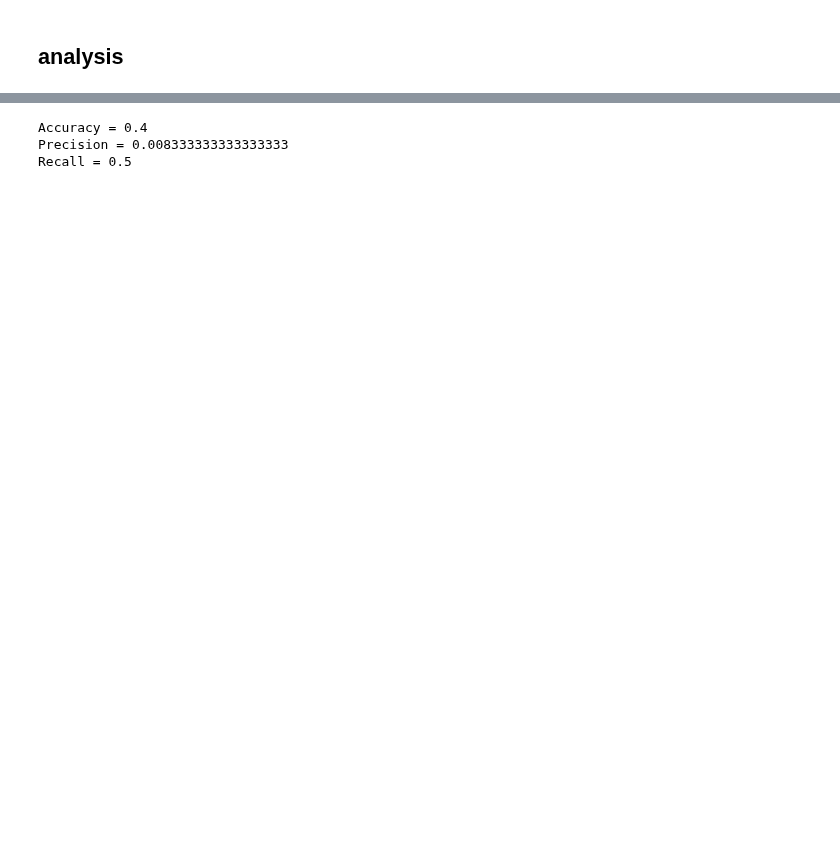
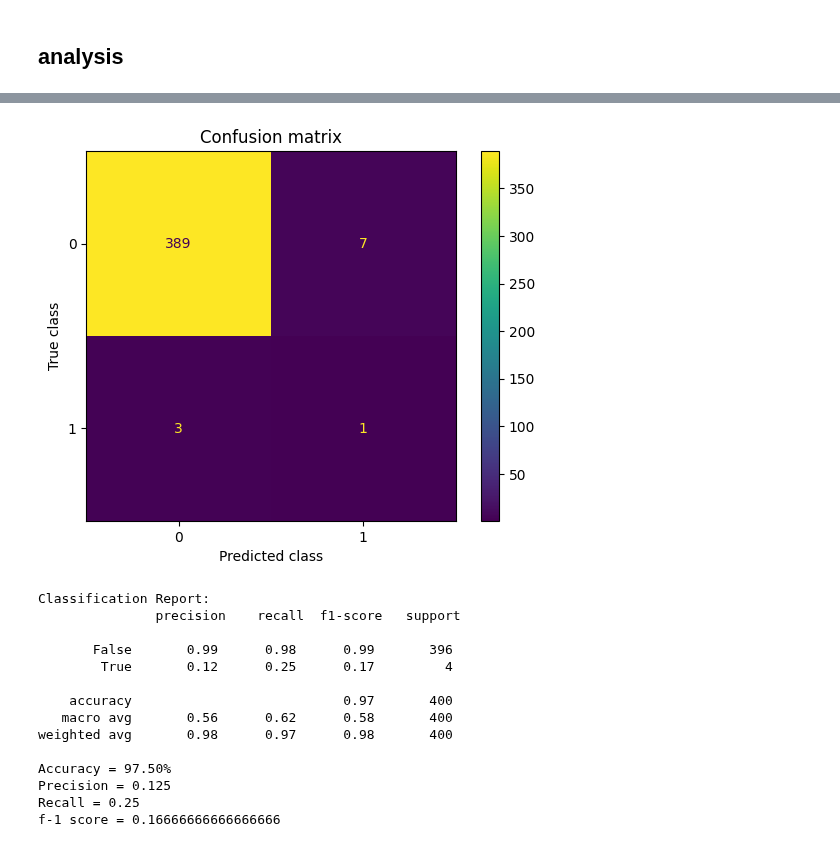
Before and after one commit to mel0778/dsa4263, a Jupyter notebook: code/model_auto.ipynb, the cells around one changed output, grey strips where cells are left out. Saved outputs shown, nothing was run; the diff lists cells and outputs as text; code cells hidden in the pictures; blank space fills up the shorter version.

```diff
--- a/code/model_auto.ipynb
+++ b/code/model_auto.ipynb
@@ -408,16 +328,37 @@ def predict(model, data, threshold):
   return tf.math.less(loss, threshold)
 
 def print_stats(predictions, labels):
-  print("Accuracy = {}".format(accuracy_score(labels, predictions)))
+  disp = ConfusionMatrixDisplay(confusion_matrix=(confusion_matrix(labels, predictions)))
+  disp.plot()
+  plt.title("Confusion matrix")
+  plt.ylabel('True class')
+  plt.xlabel('Predicted class')
+  plt.show()
+  print("\nClassification Report:\n", classification_report(labels, predictions))
+  print("Accuracy = {:.2f}%".format(accuracy_score(labels, predictions)*100))
   print("Precision = {}".format(precision_score(labels, predictions)))
   print("Recall = {}".format(recall_score(labels, predictions)))
+  print("f-1 score = {}".format(f1_score(labels, predictions)))
-# %%
-preds = predict(autoencoder, X_test, threshold)
-print_stats(preds, test_labels)
-
-# anything more than >0.9 is good
-# results not great
-# %% [output]
-Accuracy = 0.4
-Precision = 0.008333333333333333
-Recall = 0.5
+# %%
+# As with autoencoders, it is the assumption that fraud or anomalies will suffer
+# from a detectably high reconstruction error, predicting class as 1 (Fraud)
+# if reconstruction error is greater than threshold
+pred_y = [1 if e > threshold_fixed else 0 for e in error_df.Reconstruction_error.values]
+
+print_stats(pred_y, test_labels)
+# %% [output]
+[figure, added]
+Classification Report:
+               precision    recall  f1-score   support
+
+       False       0.99      0.98      0.99       396
+        True       0.12      0.25      0.17         4
+
+    accuracy                           0.97       400
+   macro avg       0.56      0.62      0.58       400
+weighted avg       0.98      0.97      0.98       400
+
+Accuracy = 97.50%
+Precision = 0.125
+Recall = 0.25
+f-1 score = 0.16666666666666666
```
Also changed, not shown: parts of 17 cells of this notebook.
